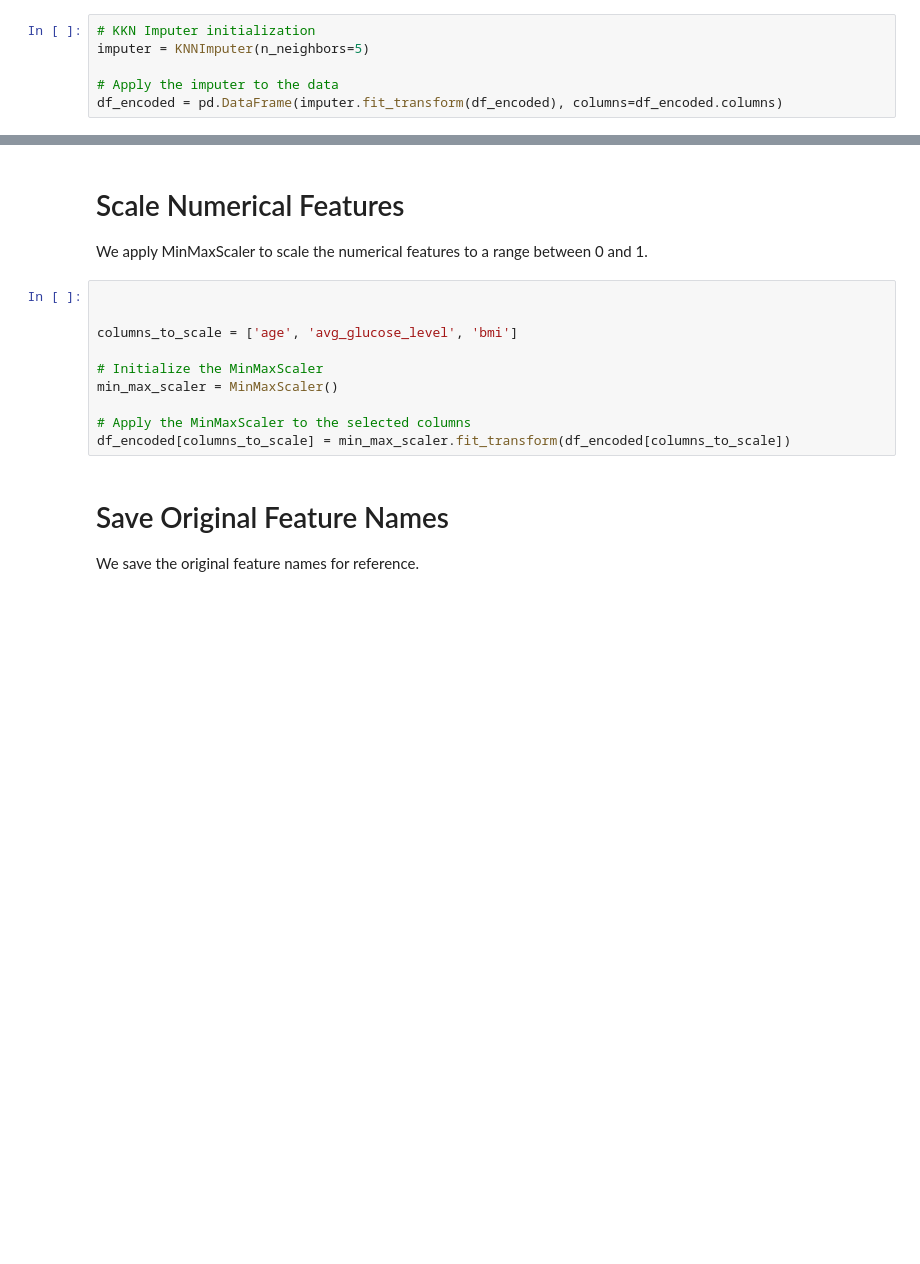
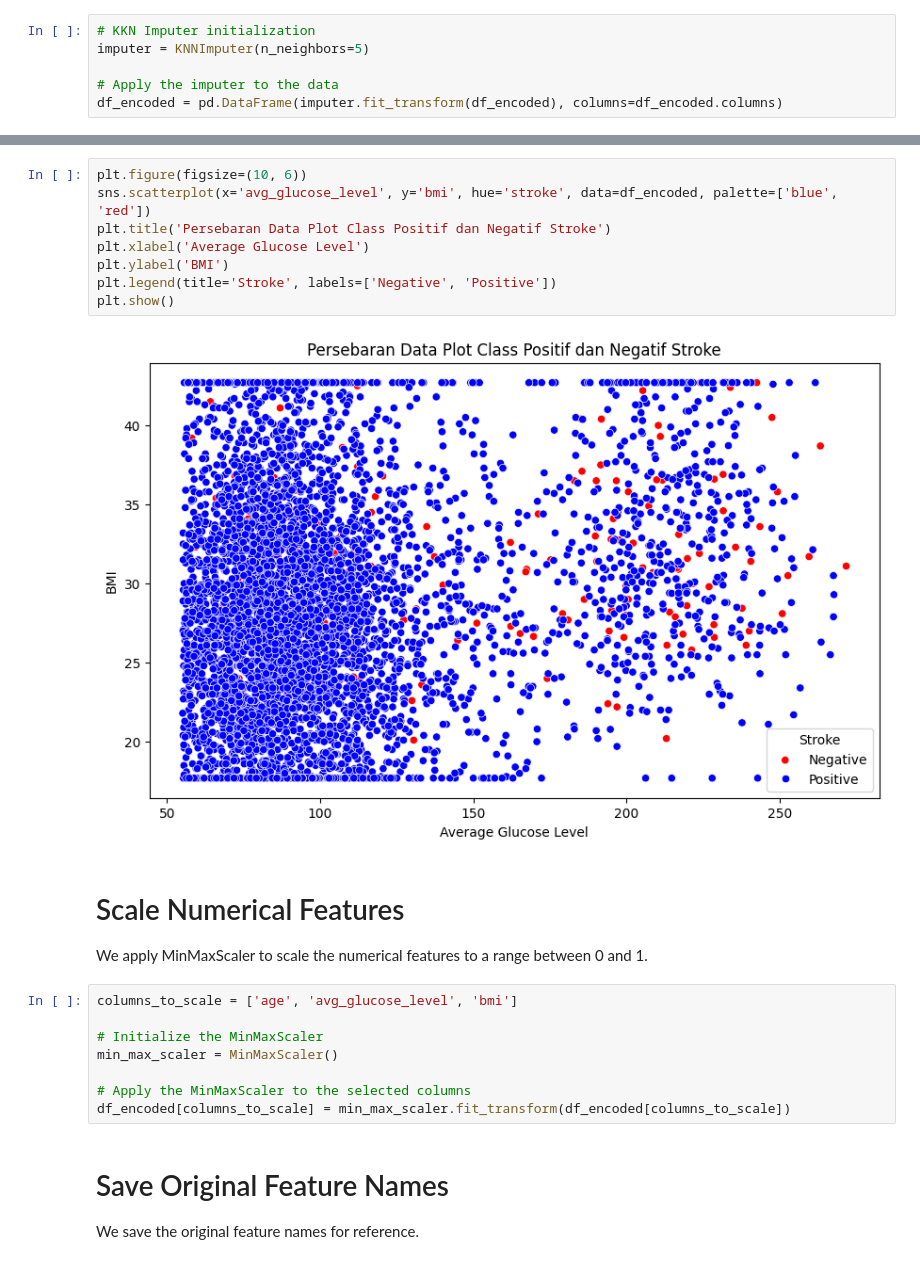
Before and after one commit to YusraEr/Stroke-Prediction-with-ML, a Jupyter notebook: cleaning.ipynb, the cells around one changed output, grey strips where cells are left out. Cells and saved outputs as stored; diff of their text form; blank space fills up the shorter version.

```diff
--- a/cleaning.ipynb
+++ b/cleaning.ipynb
@@ -49,9 +96,17 @@ df_encoded = pd.DataFrame(imputer.fit_transform(df_encoded), columns=df_encoded.
+# %%
+plt.figure(figsize=(10, 6))
+sns.scatterplot(x='avg_glucose_level', y='bmi', hue='stroke', data=df_encoded, palette=['blue', 'red'])
+plt.title('Persebaran Data Plot Class Positif dan Negatif Stroke')
+plt.xlabel('Average Glucose Level')
+plt.ylabel('BMI')
+plt.legend(title='Stroke', labels=['Negative', 'Positive'])
+plt.show()
+# %% [output]
+[figure, added]
 # %% [markdown]
 # Scale Numerical Features
 We apply MinMaxScaler to scale the numerical features to a range between 0 and 1.
 # %%
-
-
 columns_to_scale = ['age', 'avg_glucose_level', 'bmi']
 
 # Initialize the MinMaxScaler
```
Also changed, not shown: parts of 6 cells of this notebook, 24 other files.
